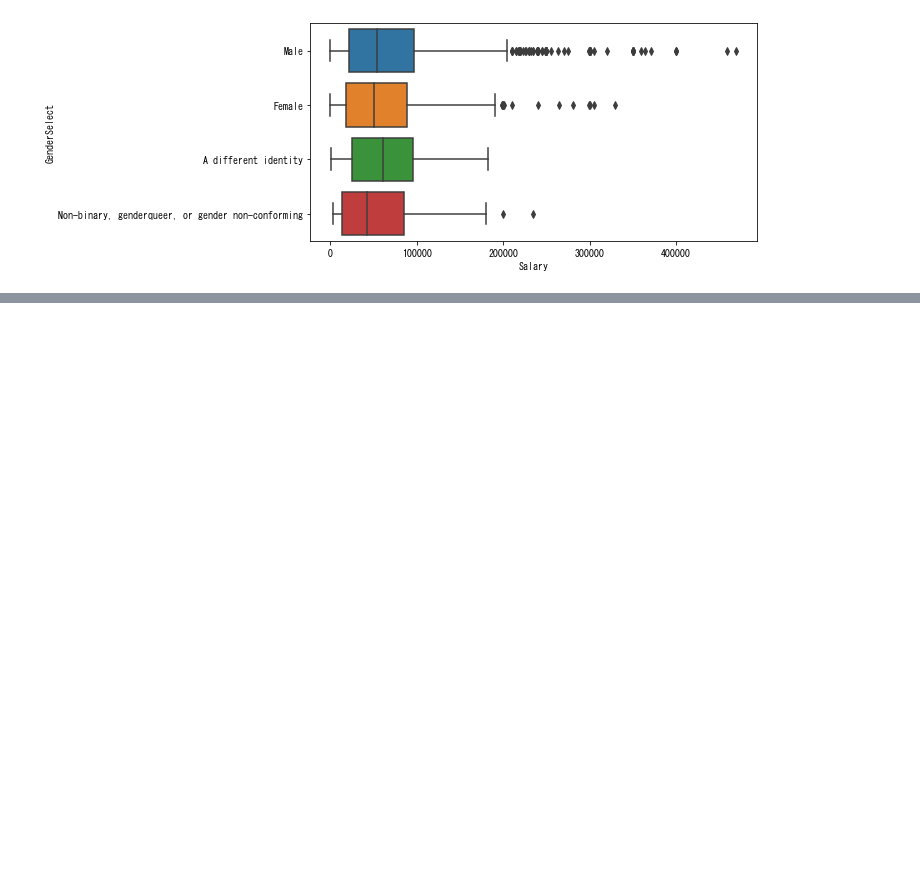
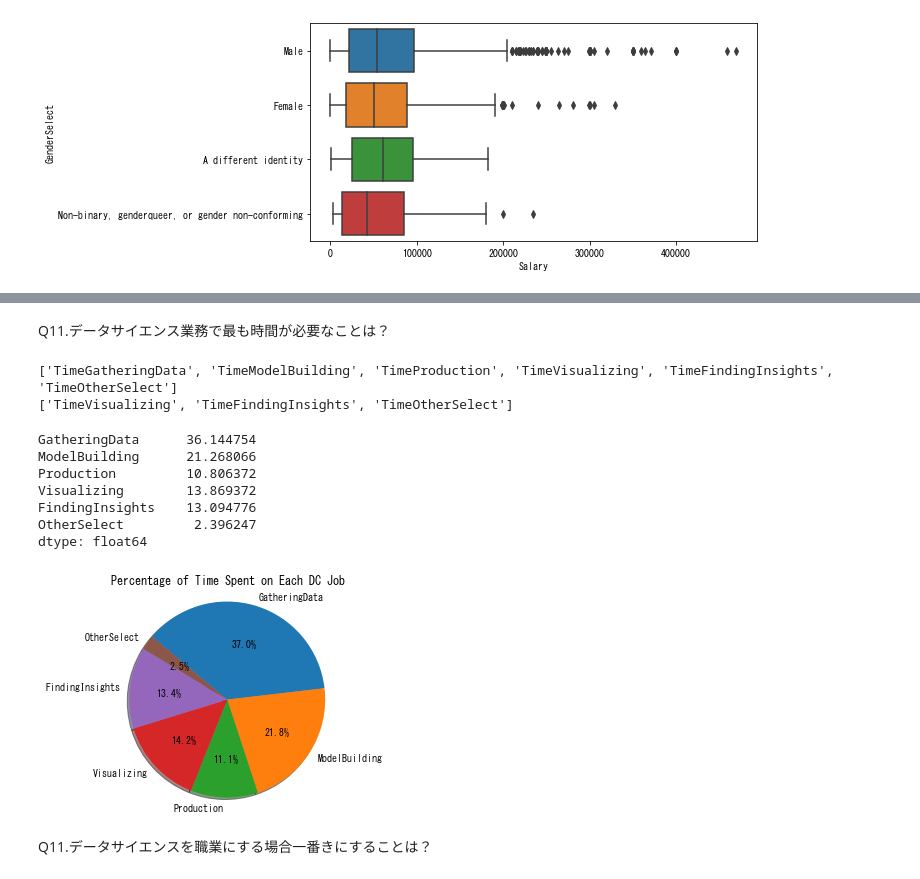
Before and after one commit to thdn1234/Python, a Jupyter notebook: Kaggle-ML-DS-survey-2017-EDA-FAQ.ipynb, the cells around one changed output, grey strips where cells are left out. Drawn from its saved outputs; the diff is of its cells as text; code cells hidden in the pictures; blank space fills up the shorter version.

```diff
--- a/Kaggle-ML-DS-survey-2017-EDA-FAQ.ipynb
+++ b/Kaggle-ML-DS-survey-2017-EDA-FAQ.ipynb
@@ -748,0 +877,36 @@ sns.boxplot(y='GenderSelect', x='Salary', data=salary)
+# %% [markdown]
+Q11.データサイエンス業務で最も時間が必要なことは？
+# %%
+time_feature = [x for x in mcq.columns if x.find('Time') != -1 ][4:10]
+time_feature2 = [x for x in mcq.columns if x.find('Time') == 0 ][4:10]
+print(time_feature)
+print(time_feature2)
+# %% [output]
+['TimeGatheringData', 'TimeModelBuilding', 'TimeProduction', 'TimeVisualizing', 'TimeFindingInsights', 'TimeOtherSelect']
+['TimeVisualizing', 'TimeFindingInsights', 'TimeOtherSelect']
+# %%
+tdf = {}
+
+for feature in time_feature:
+
+    tdf[feature[len('Time'):]]  = mcq[feature].mean()
+
+tdf = pd.Series(tdf)
+print(tdf)
+print()
+
+plt.pie(tdf, labels=tdf.index, autopct='%1.1f%%', shadow=True, startangle=140,counterclock=False)
+plt.axis('equal')
+plt.title('Percentage of Time Spent on Each DC Job')
+plt.show()
+# %% [output]
+GatheringData      36.144754
+ModelBuilding      21.268066
+Production         10.806372
+Visualizing        13.869372
+FindingInsights    13.094776
+OtherSelect         2.396247
+dtype: float64
+[figure, added]
+# %% [markdown]
+Q11.データサイエンスを職業にする場合一番きにすることは？
```
Also changed, not shown: parts of 42 cells of this notebook.
